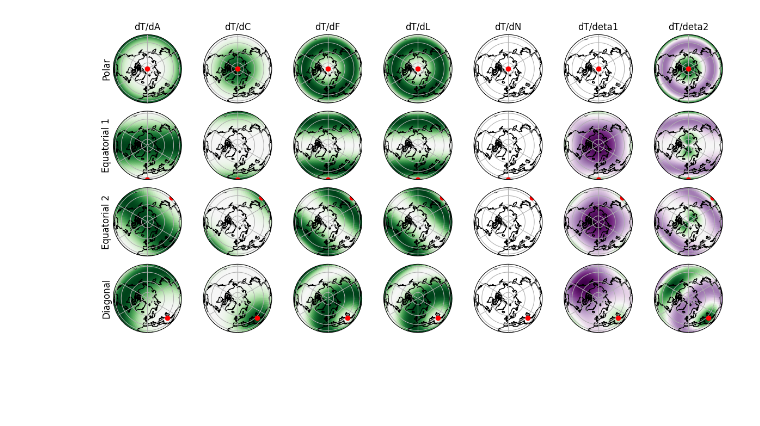
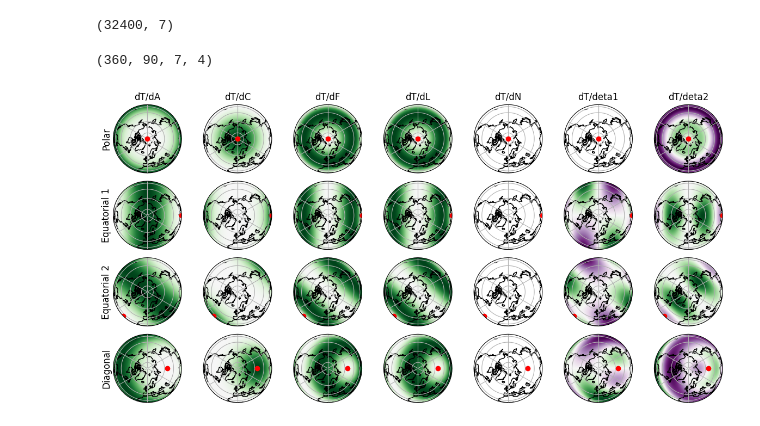
Before and after one commit to auggiemarignier/icanisddr, a Jupyter notebook: experiments/bulkic/notebooks/gradients.ipynb, the cells around one changed output. Drawn from its saved outputs; the diff is of its cells as text; code cells hidden in the pictures; blank space fills up the shorter version.

Commit message:
notebooks: use new implementation of gradients for plotting

```diff
--- a/experiments/bulkic/notebooks/gradients.ipynb
+++ b/experiments/bulkic/notebooks/gradients.ipynb
@@ -190,3 +34,48 @@ dT_diag = [normalise(eval_dTd(p, diag_n)) for p in dDd_dict]
+# %%
+eta1 = np.linspace(-180, 180, 360)
+eta2 = np.linspace(0, 90, 90)
+
+e1, e2 = np.meshgrid(eta1, eta2, indexing="ij")
+e1 = e1.flatten()
+e2 = e2.flatten()
+
+IC_MODEL: PREMLoveParameters = HCP_FE
+
+A = np.broadcast_to(IC_MODEL.A, e1.shape)
+C = np.broadcast_to(IC_MODEL.C, e1.shape)
+F = np.broadcast_to(IC_MODEL.F, e1.shape)
+L = np.broadcast_to(IC_MODEL.L, e1.shape)
+N = np.broadcast_to(IC_MODEL.N, e1.shape)
+
+m = np.stack([A, C, F, L, N, e1, e2], axis=1)
+m.shape
+# %% [output]
+(32400, 7)
+# %%
+grad = ttc.gradient(m) # (n_models, n_parameters, n_paths)
+grad = grad.reshape(eta1.size, eta2.size, *grad.shape[1:]) # (n_eta1, n_eta2, n_paths, n_parameters)
+grad.shape
+# %% [output]
+(360, 90, 7, 4)
+# %%
+def normalise(dT: np.ndarray) -> np.ndarray:
+    """Normalise dT to the range [-1, 1]."""
+    dT[np.abs(dT) < 1e-10] = 0  # clip tiny values
+    return dT / np.max(np.abs(dT), axis=(0, 1), keepdims=True)
+    return dT
+
+
+polar_n = ttc.path_directions[0]
+dT_polar = normalise(grad[..., 0])
+
+equatorial_n_1 = ttc.path_directions[1]
+dT_equatorial_1 = normalise(grad[..., 1])
+
+equatorial_n_2 = ttc.path_directions[2]
+dT_equatorial_2 = normalise(grad[..., 2])
+
+diag_n = ttc.path_directions[3]
+dT_diag = normalise(grad[..., 3])
 # %%
 def direction_to_lon_lat(n: np.ndarray) -> tuple[float, float]:
     """Convert a direction vector n to longitude and latitude."""
@@ -224,33 +113,33 @@ for ax_row, dT_path, path in zip(
         (equatorial_n_1_lon, equatorial_n_1_lat),
         (equatorial_n_2_lon, equatorial_n_2_lat),
         (diag_n_lon, diag_n_lat),
     ],
 ):
-    for ax, dT in zip(ax_row, dT_path):
+    for ax, dT in zip(ax_row, dT_path.transpose(2, 1, 0)): # transpose to (n_parameters, n_eta2=n_rows, n_eta1=n_columns) for correct plotting
         ax.imshow(
             dT,
             extent=extent,
             vmin=vmin,
             vmax=vmax,
             cmap=cmap,
             transform=transform,
         )
         ax.plot(*path, "ro", transform=transform)
 
-for ax, label in zip(axs[0, :], dDd_dict):
+for ax, label in zip(axs[0, :], ["A", "C", "F", "L", "N", "eta1", "eta2"]):
     ax.set_title(f"dT/d{label}")
 for ax, label in zip(axs[:, 0], ["Polar", "Equatorial 1", "Equatorial 2", "Diagonal"]):
     ax.text(
         -0.1,
         0.5,
         label,
         transform=ax.transAxes,
         fontsize=12,
         verticalalignment="center",
         horizontalalignment="center",
         rotation=90,
     )
 
 fig.tight_layout()
 # %% [output]
-[figure, old version]
+[figure, new version]
```
Also changed, not shown: parts of 9 cells of this notebook.
